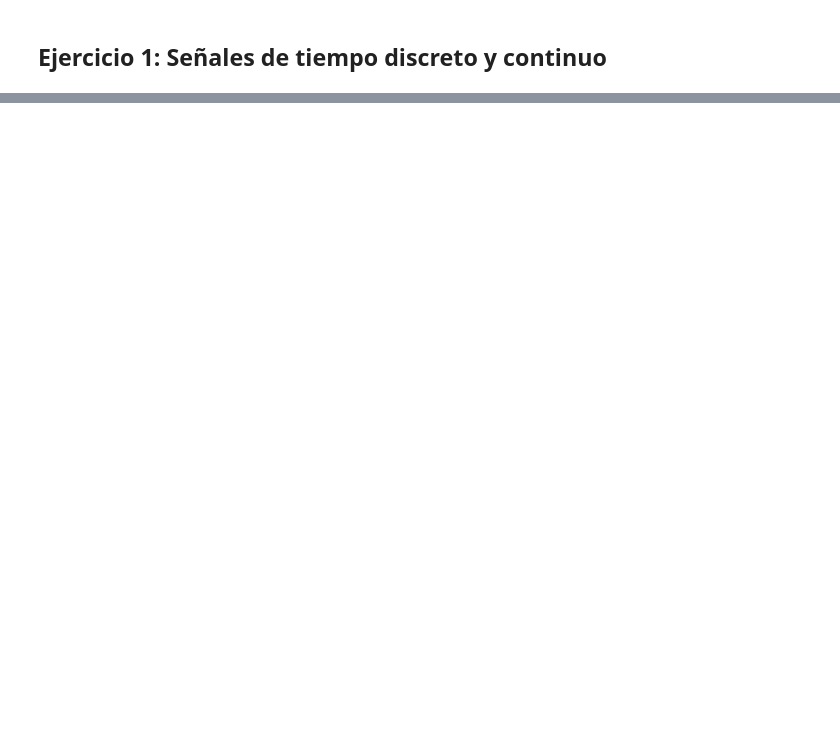
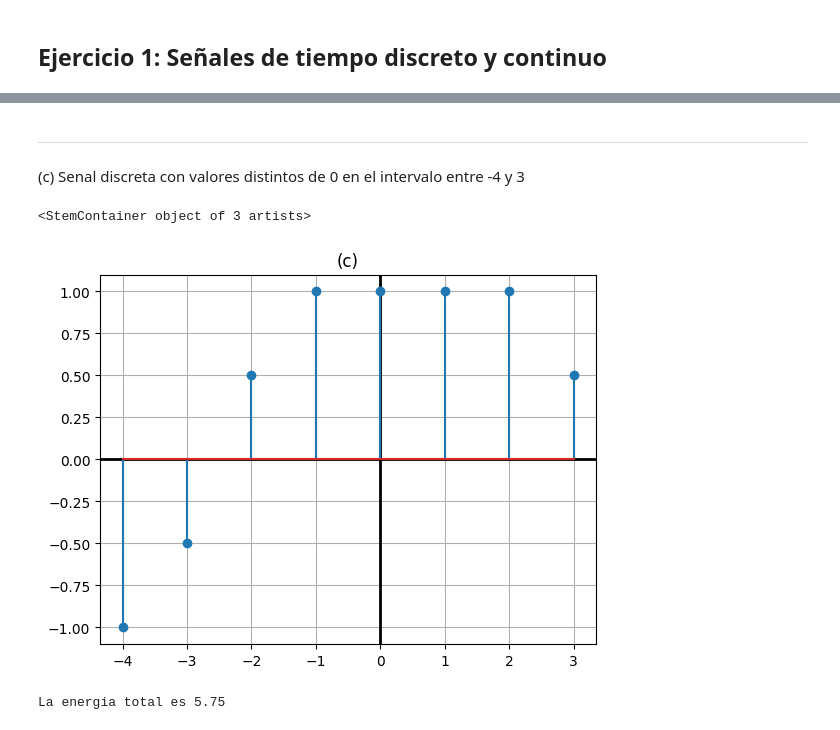
Before and after one commit to FacundoLG/tpl2-ASyS, a Jupyter notebook: ASYS_TPL2_G4_EJ1.ipynb, the cells around one changed output, grey strips where cells are left out. Drawn from its saved outputs; the diff is of its cells as text; code cells hidden in the pictures; blank space fills up the shorter version.

```diff
--- a/ASYS_TPL2_G4_EJ1.ipynb
+++ b/ASYS_TPL2_G4_EJ1.ipynb
@@ -17,0 +59,17 @@ plt.plot(t,u(t)-u(t-2))
+# %% [markdown]
+---
+(c) Senal discreta con valores distintos de 0 en el intervalo entre -4 y 3
+# %%
+n = np.arange(-4,4,1)
+x = np.array([-1,-0.5,0.5,1,1,1,1,0.5])
+plt.title("(c)")
+basic_styles(plt)
+plt.stem(n,x)
+# %% [output]
+<StemContainer object of 3 artists>
+[figure, added]
+# %%
+energia= np.sum(np.abs(x)**2)
+print(f"La energia total es {energia:.2f}")
+# %% [output]
+La energia total es 5.75
```
Also changed, not shown: parts of 15 cells of this notebook.
